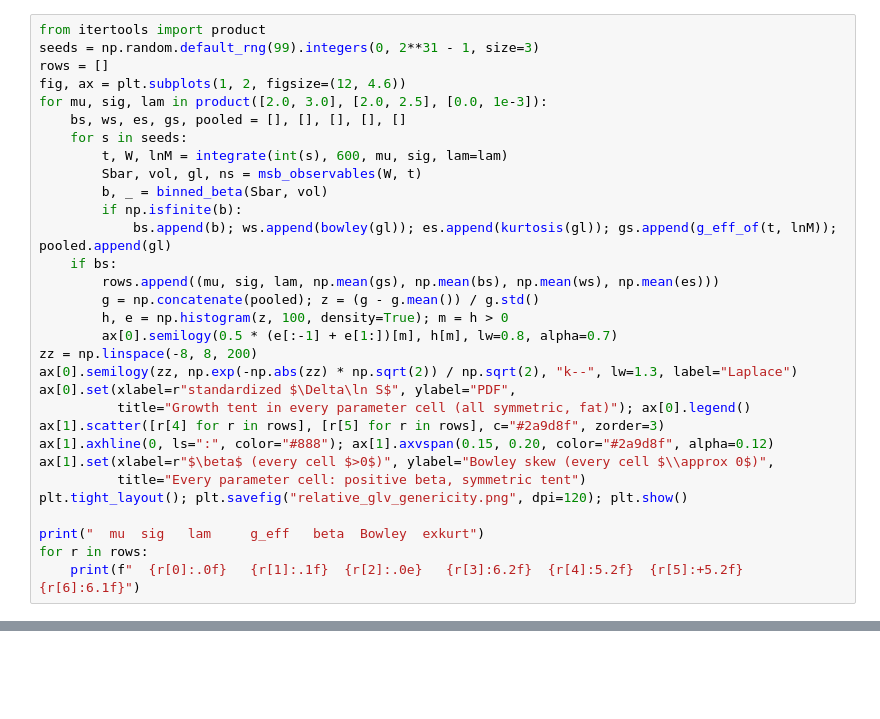
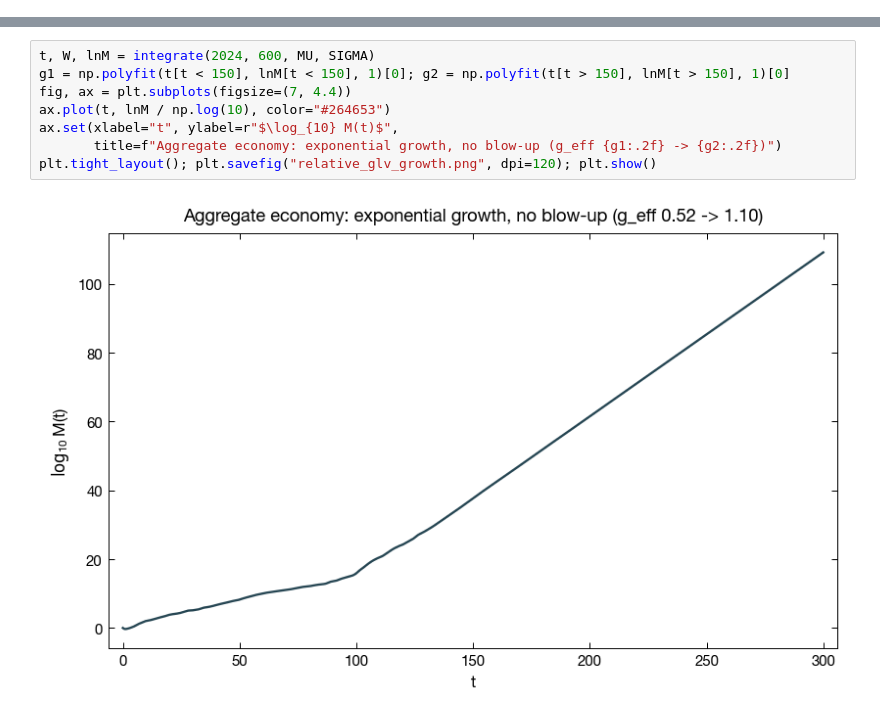
Before and after one commit to NotLudovico/glv-for-economics, a Jupyter notebook: growing_glv/relative_glv_msb.ipynb, the cells around one changed output, grey strips where cells are left out. Drawn from its saved outputs; the diff is of its cells as text; blank space fills up the shorter version.

```diff
--- a/growing_glv/relative_glv_msb.ipynb
+++ b/growing_glv/relative_glv_msb.ipynb
@@ -167,31 +107,0 @@ but its sign and order are fixed. The only boundary is the principled growth con
-# %%
-from itertools import product
-seeds = np.random.default_rng(99).integers(0, 2**31 - 1, size=3)
-rows = []
-fig, ax = plt.subplots(1, 2, figsize=(12, 4.6))
-for mu, sig, lam in product([2.0, 3.0], [2.0, 2.5], [0.0, 1e-3]):
-    bs, ws, es, gs, pooled = [], [], [], [], []
-    for s in seeds:
-        t, W, lnM = integrate(int(s), 600, mu, sig, lam=lam)
-        Sbar, vol, gl, ns = msb_observables(W, t)
-        b, _ = binned_beta(Sbar, vol)
-        if np.isfinite(b):
-            bs.append(b); ws.append(bowley(gl)); es.append(kurtosis(gl)); gs.append(g_eff_of(t, lnM)); pooled.append(gl)
-    if bs:
-        rows.append((mu, sig, lam, np.mean(gs), np.mean(bs), np.mean(ws), np.mean(es)))
-        g = np.concatenate(pooled); z = (g - g.mean()) / g.std()
-        h, e = np.histogram(z, 100, density=True); m = h > 0
-        ax[0].semilogy(0.5 * (e[:-1] + e[1:])[m], h[m], lw=0.8, alpha=0.7)
-zz = np.linspace(-8, 8, 200)
-ax[0].semilogy(zz, np.exp(-np.abs(zz) * np.sqrt(2)) / np.sqrt(2), "k--", lw=1.3, label="Laplace")
-ax[0].set(xlabel=r"standardized $\Delta\ln S$", ylabel="PDF",
-          title="Growth tent in every parameter cell (all symmetric, fat)"); ax[0].legend()
-ax[1].scatter([r[4] for r in rows], [r[5] for r in rows], c="#2a9d8f", zorder=3)
-ax[1].axhline(0, ls=":", color="#888"); ax[1].axvspan(0.15, 0.20, color="#2a9d8f", alpha=0.12)
-ax[1].set(xlabel=r"$\beta$ (every cell $>0$)", ylabel="Bowley skew (every cell $\\approx 0$)",
-          title="Every parameter cell: positive beta, symmetric tent")
-plt.tight_layout(); plt.savefig("relative_glv_genericity.png", dpi=120); plt.show()
-
-print("  mu  sig   lam     g_eff   beta  Bowley  exkurt")
-for r in rows:
-    print(f"  {r[0]:.0f}   {r[1]:.1f}  {r[2]:.0e}   {r[3]:6.2f}  {r[4]:5.2f}  {r[5]:+5.2f}  {r[6]:6.1f}")
@@ -264,0 +113,10 @@ $\approx0.2$, but its sign and order emerge robustly.
+# %%
+t, W, lnM = integrate(2024, 600, MU, SIGMA)
+g1 = np.polyfit(t[t < 150], lnM[t < 150], 1)[0]; g2 = np.polyfit(t[t > 150], lnM[t > 150], 1)[0]
+fig, ax = plt.subplots(figsize=(7, 4.4))
+ax.plot(t, lnM / np.log(10), color="#264653")
+ax.set(xlabel="t", ylabel=r"$\log_{10} M(t)$",
+       title=f"Aggregate economy: exponential growth, no blow-up (g_eff {g1:.2f} -> {g2:.2f})")
+plt.tight_layout(); plt.savefig("relative_glv_growth.png", dpi=120); plt.show()
+# %% [output]
+[figure, added]
```
Also changed, not shown: parts of 19 cells of this notebook, 13 other files.
